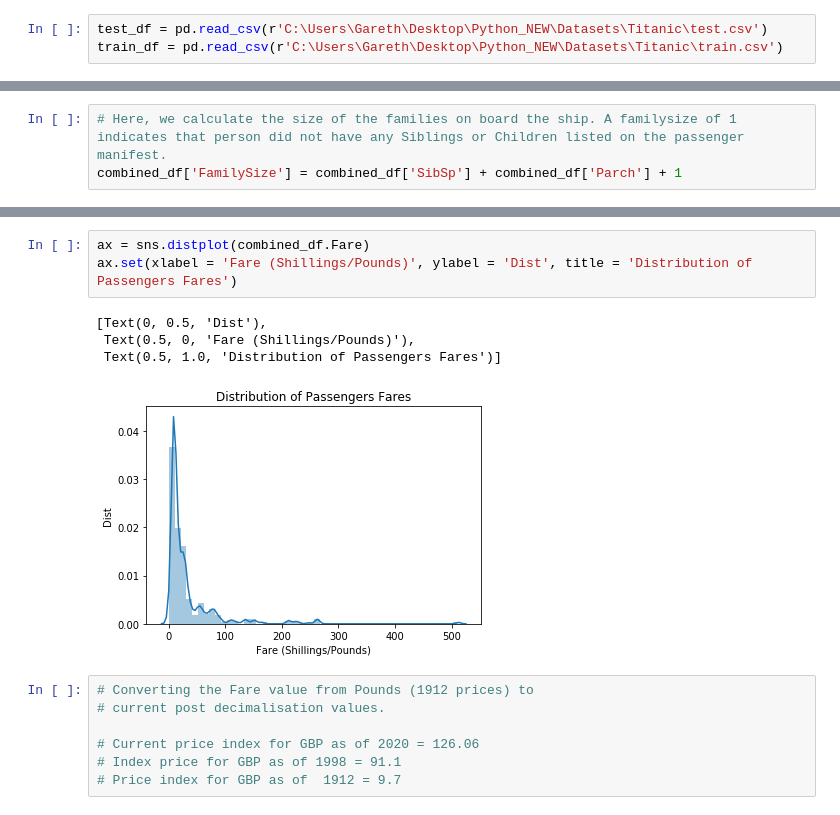
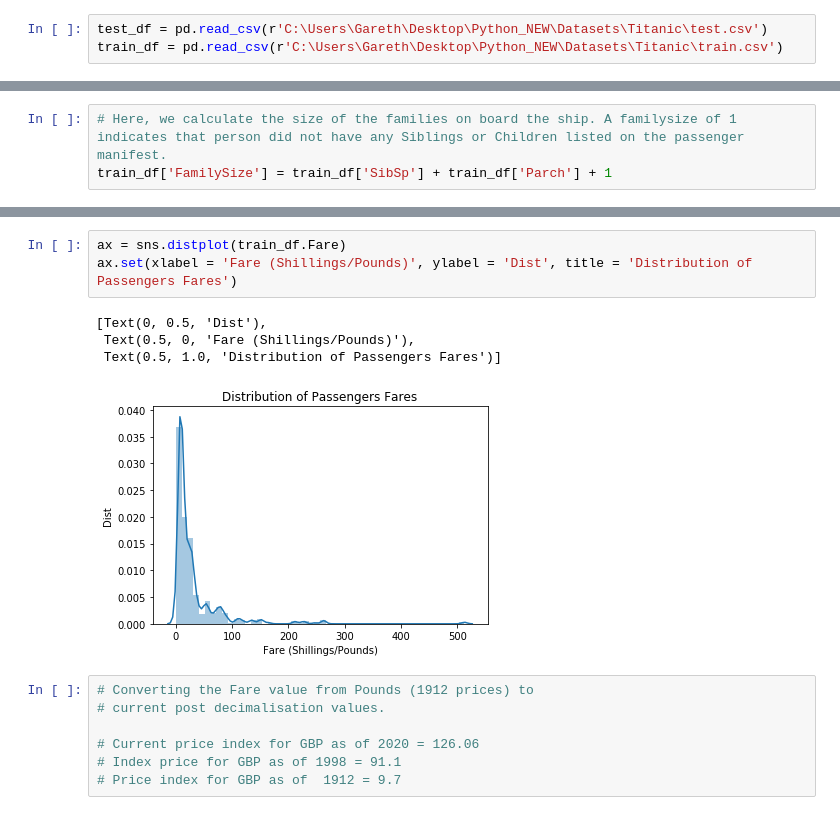
Before and after one commit to peiriant/Titanic_MLVisualization, a Jupyter notebook: Titanic Analysis.ipynb, the cells around one changed output, grey strips where cells are left out. Cells and saved outputs as stored; diff of their text form.

```diff
--- a/Titanic Analysis.ipynb
+++ b/Titanic Analysis.ipynb
@@ -96,5 +105,5 @@ ax.set_xticklabels(['Did Not Survive','Survived'])
 [figure]
 # %%
 # Here, we calculate the size of the families on board the ship. A familysize of 1 indicates that person did not have any Siblings or Children listed on the passenger manifest.
-combined_df['FamilySize'] = combined_df['SibSp'] + combined_df['Parch'] + 1
+train_df['FamilySize'] = train_df['SibSp'] + train_df['Parch'] + 1
 # %%
@@ -132,11 +141,11 @@ Name: 354, dtype: object
 # %%
-ax = sns.distplot(combined_df.Fare)
+ax = sns.distplot(train_df.Fare)
 ax.set(xlabel = 'Fare (Shillings/Pounds)', ylabel = 'Dist', title = 'Distribution of Passengers Fares')
 # %% [output]
 [Text(0, 0.5, 'Dist'),
  Text(0.5, 0, 'Fare (Shillings/Pounds)'),
  Text(0.5, 1.0, 'Distribution of Passengers Fares')]
-[figure, old version]
+[figure, new version]
 # %%
 # Converting the Fare value from Pounds (1912 prices) to
 # current post decimalisation values.
```
Also changed, not shown: parts of 61 cells of this notebook.
